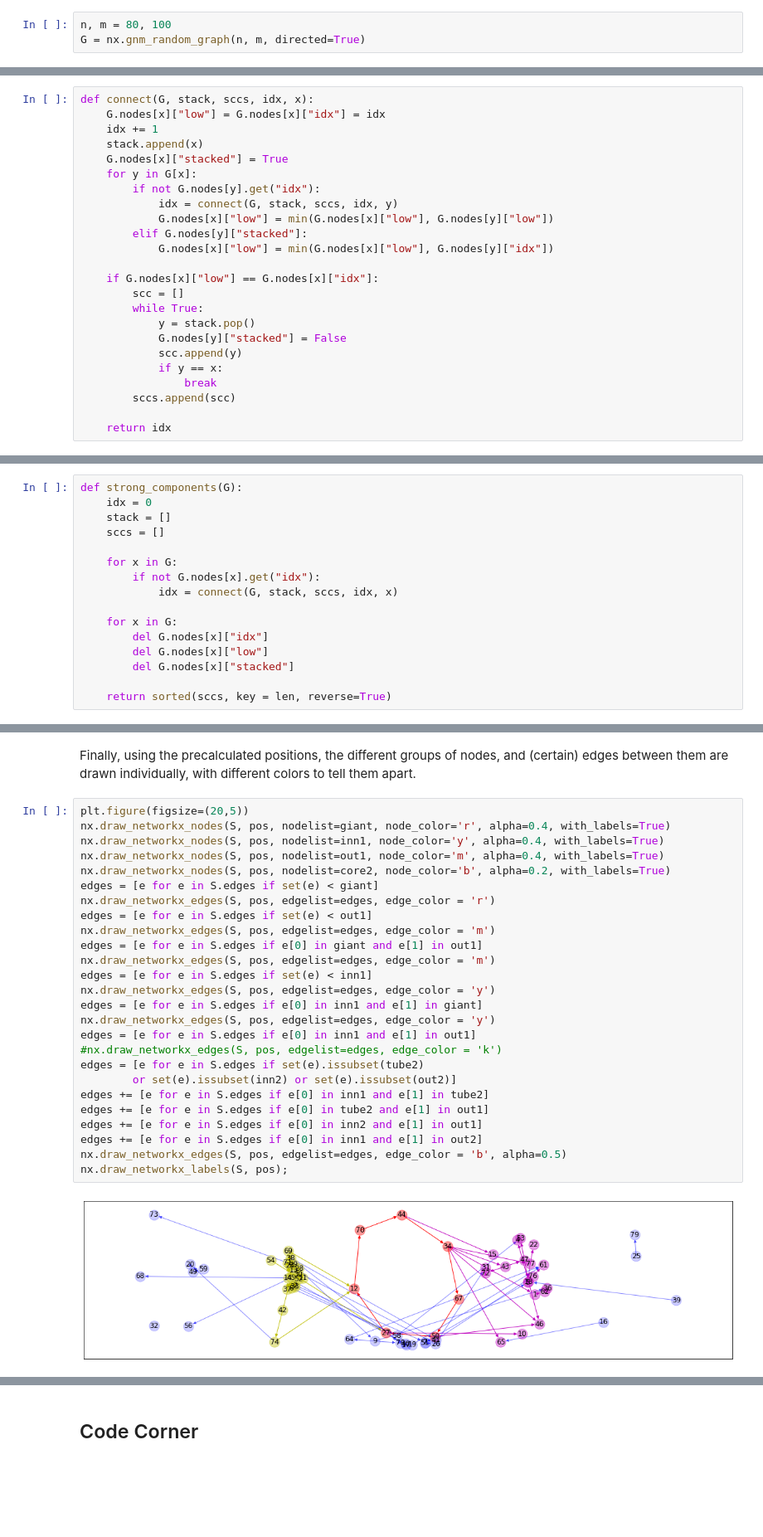
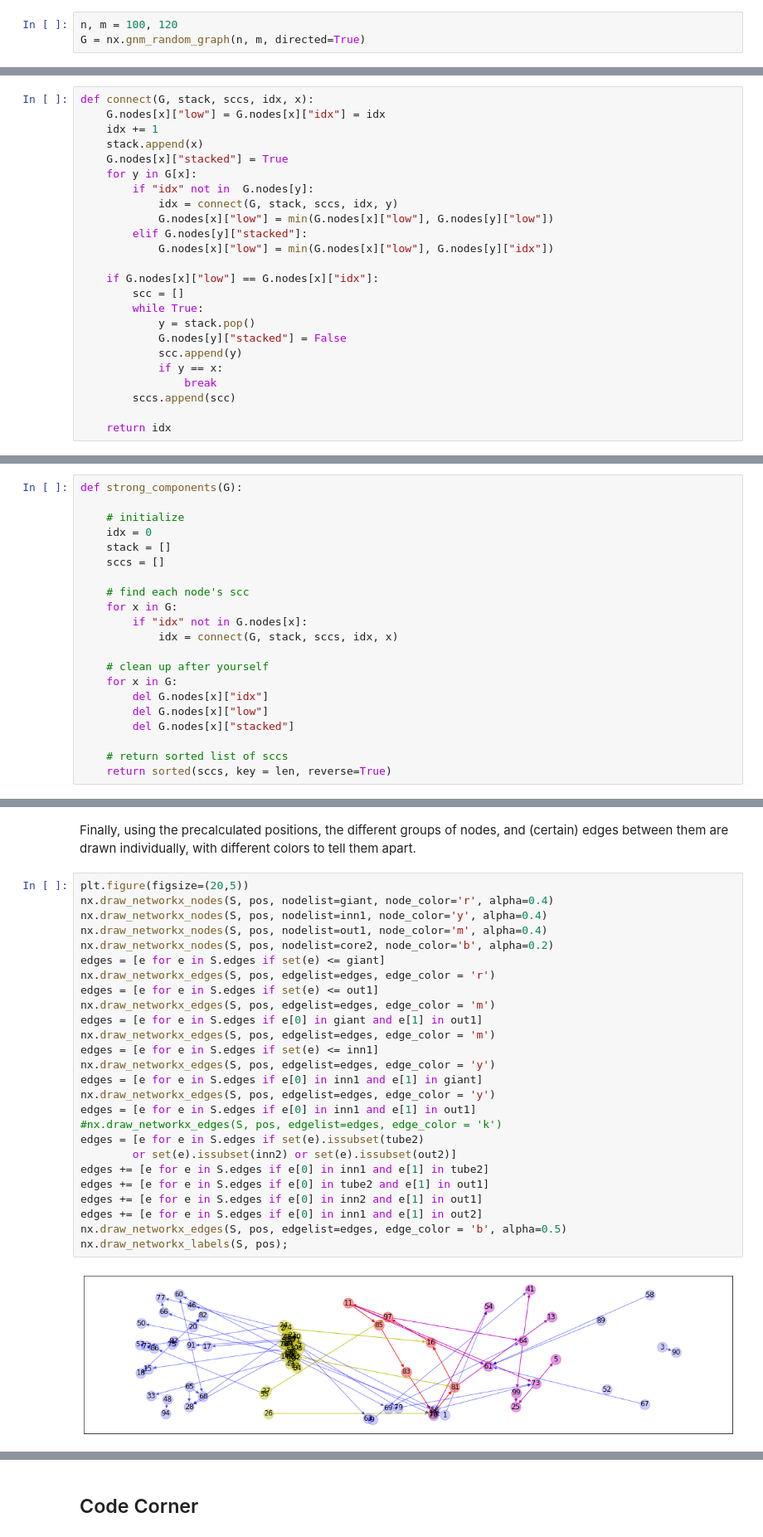
Before and after one commit to gpfeiffer/cs4423, a Jupyter notebook: networks14.ipynb, the cells around one changed output, grey strips where cells are left out. Shown at 83% size. Saved outputs shown, nothing was run; the diff lists cells and outputs as text; blank space fills up the shorter version.

Commit message:
updated networks14

```diff
--- a/networks14.ipynb
+++ b/networks14.ipynb
@@ -216,7 +216,7 @@ opts = { "with_labels" : True, "node_color" : 'y' }
 **Example.**  Let's start with a reasonably large random **directed graph**,
 using the Erd&ouml;s-R&eacute;nyi $G(n, m)$ model:
 # %%
-n, m = 80, 100
+n, m = 100, 120
 G = nx.gnm_random_graph(n, m, directed=True)
 # %% [markdown]
 ### Weakly Connected Components
@@ -273,7 +281,7 @@ def connect(G, stack, sccs, idx, x):
     stack.append(x)
     G.nodes[x]["stacked"] = True
     for y in G[x]:
-        if not G.nodes[y].get("idx"):
+        if "idx" not in  G.nodes[y]:
             idx = connect(G, stack, sccs, idx, y)
             G.nodes[x]["low"] = min(G.nodes[x]["low"], G.nodes[y]["low"])
         elif G.nodes[y]["stacked"]:
@@ -295,19 +303,24 @@ Similar as in the case of the weakly connected components, the overall algorithm
 uses a loop over all the nodes of `G` to find all strongly connected components.
 # %%
 def strong_components(G):
+
+    # initialize
     idx = 0
     stack = []
     sccs = []
 
+    # find each node's scc
     for x in G:
-        if not G.nodes[x].get("idx"):
+        if "idx" not in G.nodes[x]:
             idx = connect(G, stack, sccs, idx, x)
 
+    # clean up after yourself
     for x in G:
         del G.nodes[x]["idx"]
         del G.nodes[x]["low"]
         del G.nodes[x]["stacked"]
 
+    # return sorted list of sccs
     return sorted(sccs, key = len, reverse=True)
 # %%
 sccs = strong_components(G)
@@ -474,29 +486,29 @@ drawn individually, with different colors to tell them
 apart.
 # %%
 plt.figure(figsize=(20,5))
-nx.draw_networkx_nodes(S, pos, nodelist=giant, node_color='r', alpha=0.4, with_labels=True)
-nx.draw_networkx_nodes(S, pos, nodelist=inn1, node_color='y', alpha=0.4, with_labels=True)
-nx.draw_networkx_nodes(S, pos, nodelist=out1, node_color='m', alpha=0.4, with_labels=True)
-nx.draw_networkx_nodes(S, pos, nodelist=core2, node_color='b', alpha=0.2, with_labels=True)
-edges = [e for e in S.edges if set(e) < giant]
+nx.draw_networkx_nodes(S, pos, nodelist=giant, node_color='r', alpha=0.4)
+nx.draw_networkx_nodes(S, pos, nodelist=inn1, node_color='y', alpha=0.4)
+nx.draw_networkx_nodes(S, pos, nodelist=out1, node_color='m', alpha=0.4)
+nx.draw_networkx_nodes(S, pos, nodelist=core2, node_color='b', alpha=0.2)
+edges = [e for e in S.edges if set(e) <= giant]
 nx.draw_networkx_edges(S, pos, edgelist=edges, edge_color = 'r')
-edges = [e for e in S.edges if set(e) < out1]
+edges = [e for e in S.edges if set(e) <= out1]
 nx.draw_networkx_edges(S, pos, edgelist=edges, edge_color = 'm')
 edges = [e for e in S.edges if e[0] in giant and e[1] in out1]
 nx.draw_networkx_edges(S, pos, edgelist=edges, edge_color = 'm')
-edges = [e for e in S.edges if set(e) < inn1]
+edges = [e for e in S.edges if set(e) <= inn1]
 nx.draw_networkx_edges(S, pos, edgelist=edges, edge_color = 'y')
 edges = [e for e in S.edges if e[0] in inn1 and e[1] in giant]
 nx.draw_networkx_edges(S, pos, edgelist=edges, edge_color = 'y')
 edges = [e for e in S.edges if e[0] in inn1 and e[1] in out1]
 #nx.draw_networkx_edges(S, pos, edgelist=edges, edge_color = 'k')
 edges = [e for e in S.edges if set(e).issubset(tube2)
         or set(e).issubset(inn2) or set(e).issubset(out2)]
 edges += [e for e in S.edges if e[0] in inn1 and e[1] in tube2]
 edges += [e for e in S.edges if e[0] in tube2 and e[1] in out1]
 edges += [e for e in S.edges if e[0] in inn2 and e[1] in out1]
 edges += [e for e in S.edges if e[0] in inn1 and e[1] in out2]
 nx.draw_networkx_edges(S, pos, edgelist=edges, edge_color = 'b', alpha=0.5)
 nx.draw_networkx_labels(S, pos);
 # %% [output]
-[figure, old version]
+[figure, new version]
```
Also changed, not shown: parts of 18 cells of this notebook.
